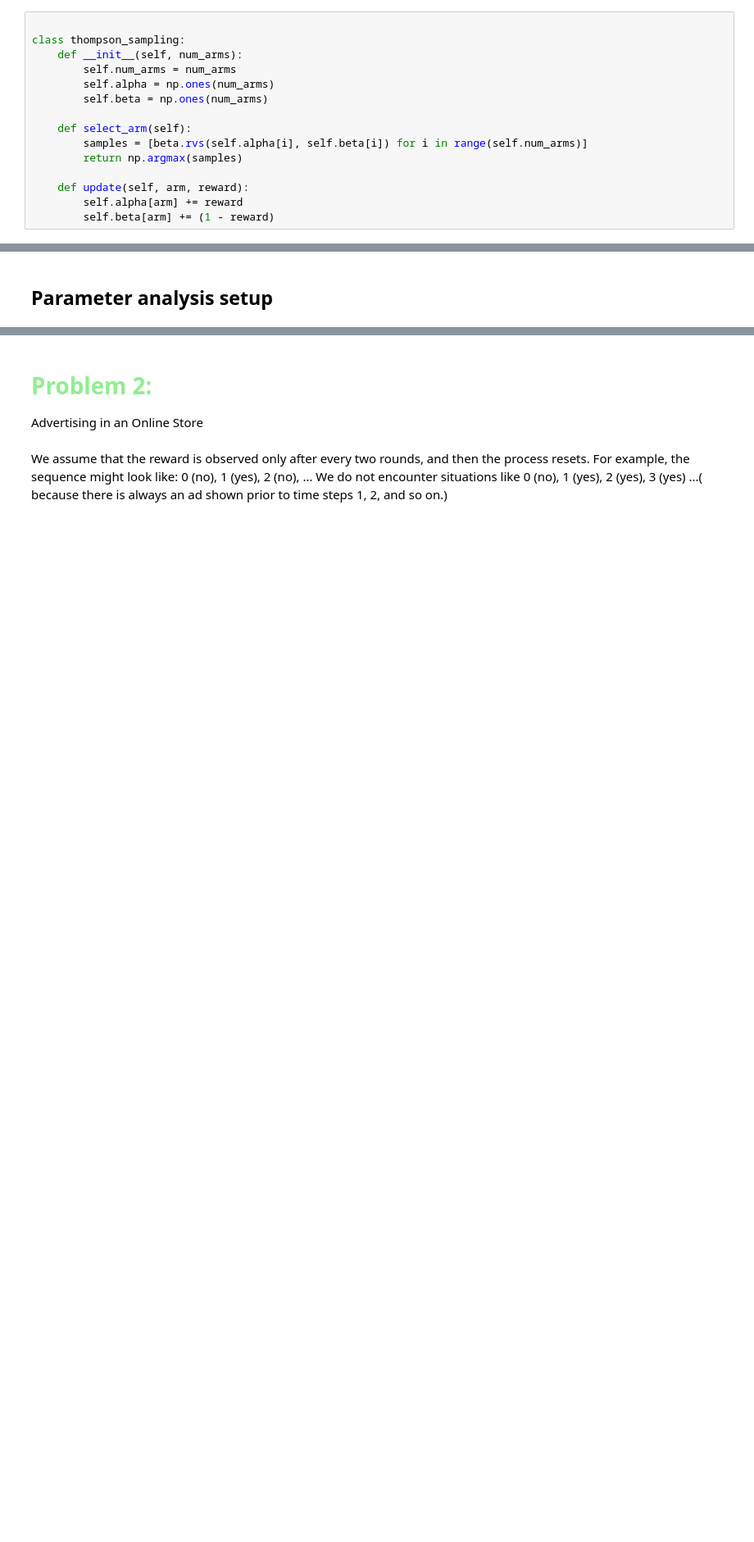
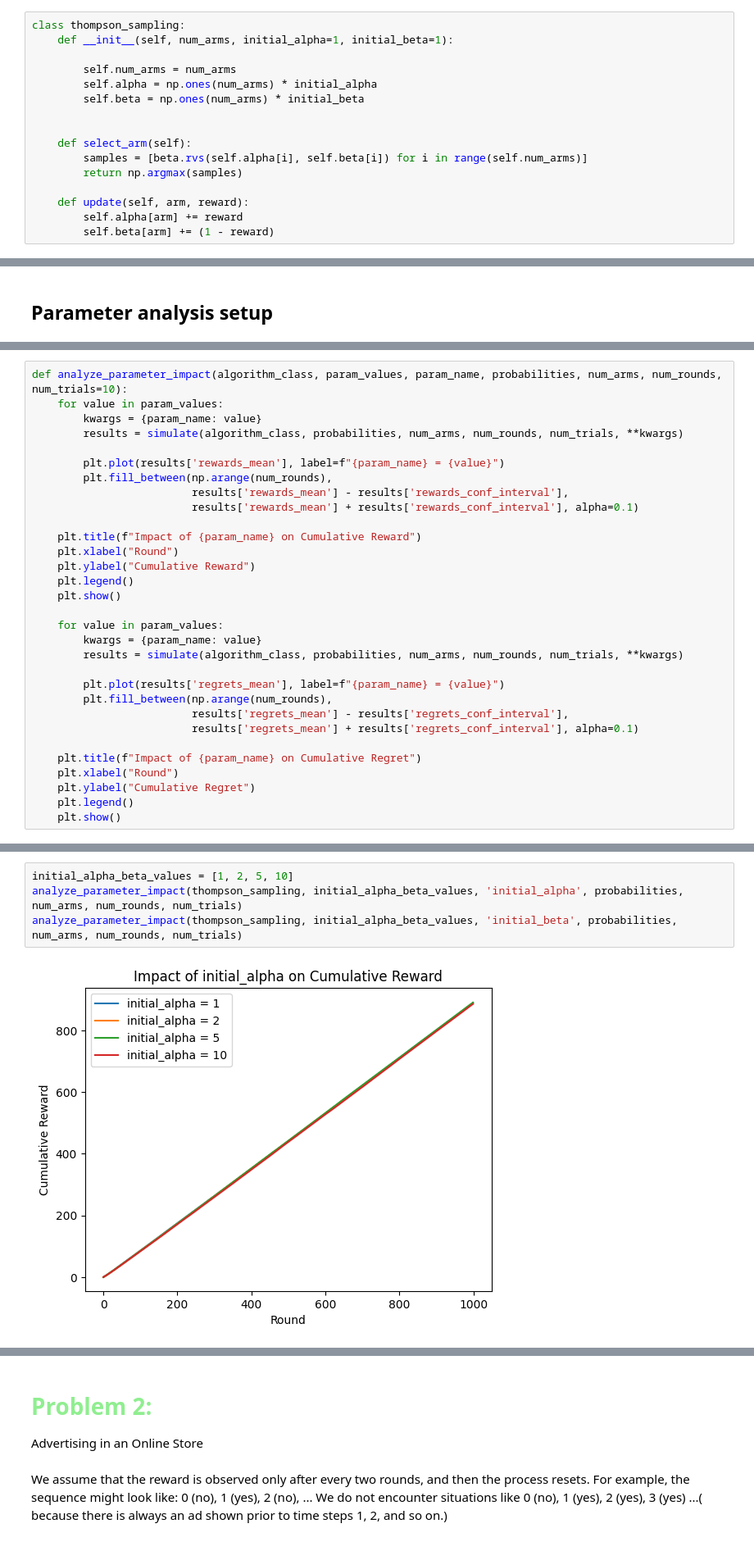
Before and after one commit to F102M8/UT-Interactive-Learning-Course-Projects, a Jupyter notebook: RL_HW1/RL_HW1_810199489.ipynb, the cells around one changed output, grey strips where cells are left out. Shown at 82% size. Saved outputs shown, nothing was run; the diff lists cells and outputs as text; blank space fills up the shorter version.

```diff
--- a/RL_HW1/RL_HW1_810199489.ipynb
+++ b/RL_HW1/RL_HW1_810199489.ipynb
@@ -45,12 +85,13 @@ def simulate(algorithm, probabilities, num_rounds):
 # %% [markdown]
 ## <font>Thompson Sampling Algorithm </font>
 # %%
+class thompson_sampling:
+    def __init__(self, num_arms, initial_alpha=1, initial_beta=1):
 
-class thompson_sampling:
-    def __init__(self, num_arms):
         self.num_arms = num_arms
-        self.alpha = np.ones(num_arms)
-        self.beta = np.ones(num_arms)
+        self.alpha = np.ones(num_arms) * initial_alpha
+        self.beta = np.ones(num_arms) * initial_beta
+
 
     def select_arm(self):
         samples = [beta.rvs(self.alpha[i], self.beta[i]) for i in range(self.num_arms)]
@@ -172,0 +246,31 @@ epsilon_greedy_epsilons = [0.1, 0.5, 1]
+# %%
+def analyze_parameter_impact(algorithm_class, param_values, param_name, probabilities, num_arms, num_rounds, num_trials=10):
+    for value in param_values:
+        kwargs = {param_name: value}
+        results = simulate(algorithm_class, probabilities, num_arms, num_rounds, num_trials, **kwargs)
+
+        plt.plot(results['rewards_mean'], label=f"{param_name} = {value}")
+        plt.fill_between(np.arange(num_rounds),
+                         results['rewards_mean'] - results['rewards_conf_interval'],
+                         results['rewards_mean'] + results['rewards_conf_interval'], alpha=0.1)
+
+    plt.title(f"Impact of {param_name} on Cumulative Reward")
+    plt.xlabel("Round")
+    plt.ylabel("Cumulative Reward")
+    plt.legend()
+    plt.show()
+
+    for value in param_values:
+        kwargs = {param_name: value}
+        results = simulate(algorithm_class, probabilities, num_arms, num_rounds, num_trials, **kwargs)
+
+        plt.plot(results['regrets_mean'], label=f"{param_name} = {value}")
+        plt.fill_between(np.arange(num_rounds),
+                         results['regrets_mean'] - results['regrets_conf_interval'],
+                         results['regrets_mean'] + results['regrets_conf_interval'], alpha=0.1)
+
+    plt.title(f"Impact of {param_name} on Cumulative Regret")
+    plt.xlabel("Round")
+    plt.ylabel("Cumulative Regret")
+    plt.legend()
+    plt.show()
@@ -172,0 +279,6 @@ epsilon_greedy_epsilons = [0.1, 0.5, 1]
+# %%
+initial_alpha_beta_values = [1, 2, 5, 10]
+analyze_parameter_impact(thompson_sampling, initial_alpha_beta_values, 'initial_alpha', probabilities, num_arms, num_rounds, num_trials)
+analyze_parameter_impact(thompson_sampling, initial_alpha_beta_values, 'initial_beta', probabilities, num_arms, num_rounds, num_trials)
+# %% [output]
+[figure, added]
```
Also changed, not shown: parts of 40 cells of this notebook, 27 other files.
